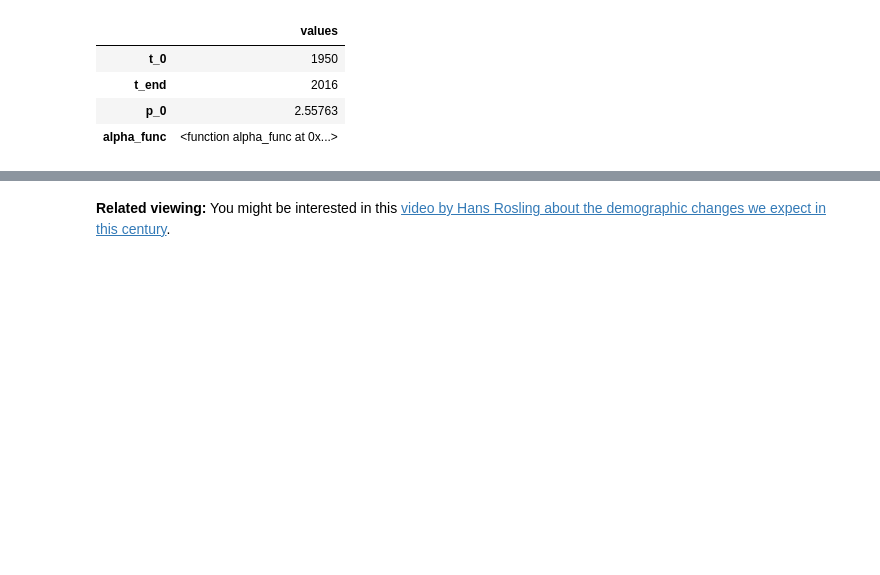
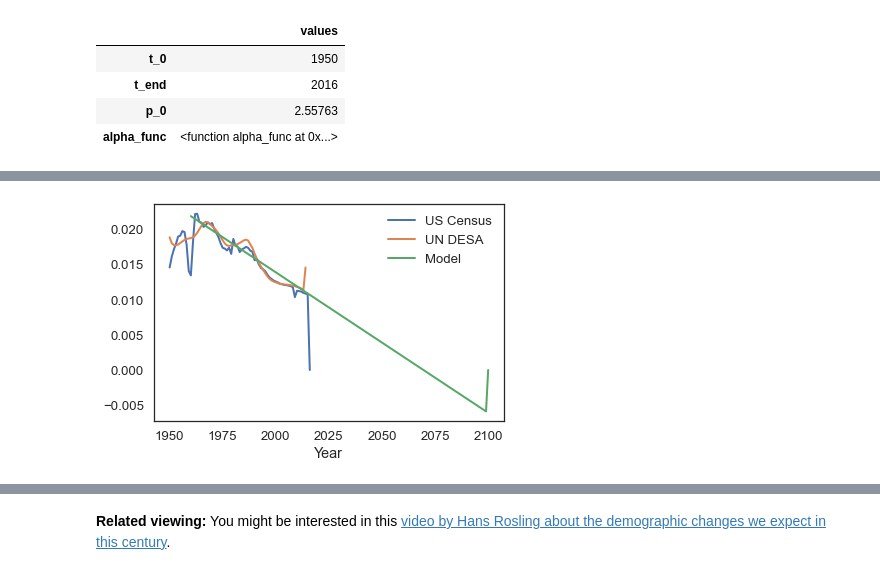
Before and after one commit to shahneilp/604-, a Jupyter notebook: HW/chap08-NeilShah.ipynb, the cells around one changed output, grey strips where cells are left out. Drawn from its saved outputs; the diff is of its cells as text; code cells hidden in the pictures; blank space fills up the shorter version.

```diff
--- a/HW/chap08-NeilShah.ipynb
+++ b/HW/chap08-NeilShah.ipynb
@@ -365,0 +372,13 @@ plot_projections(table3)
+# %%
+# Confirming linear model
+alpha_census = compute_rel_diff(census)
+plot(alpha_census, label='US Census')
+
+alpha_un = compute_rel_diff(un)
+plot(alpha_un, label='UN DESA')
+
+alpha_model=compute_rel_diff(results)
+plot(alpha_model, label='Model')
+decorate(xlabel='Year', label='Net growth rate')
+# %% [output]
+[figure, added]
```
Also changed, not shown: parts of 4 cells of this notebook.
